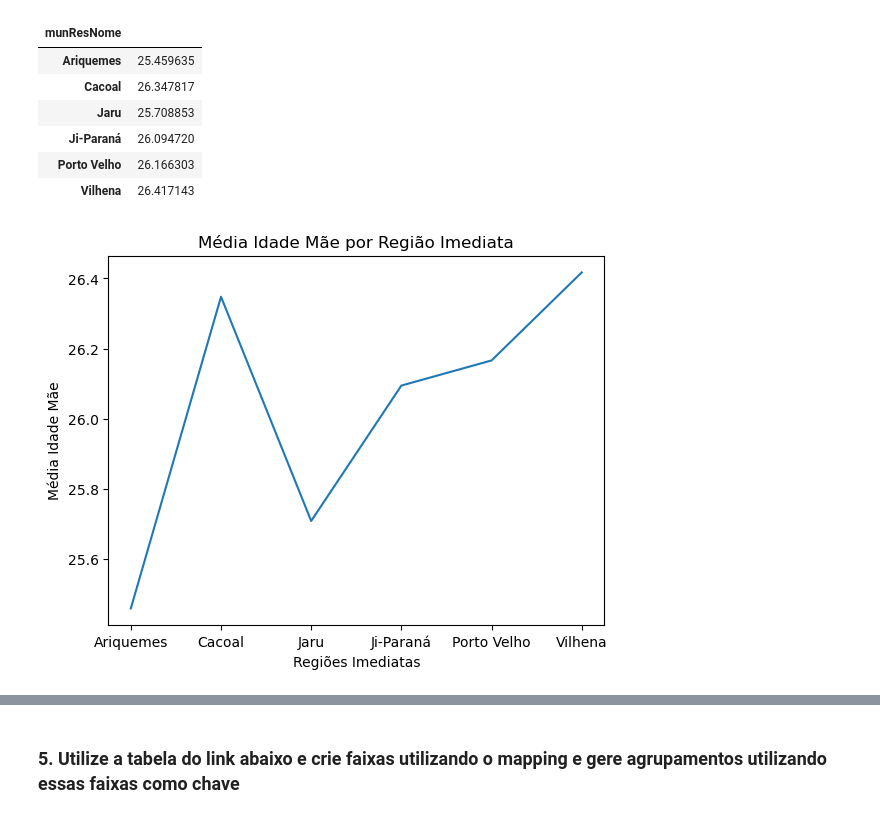
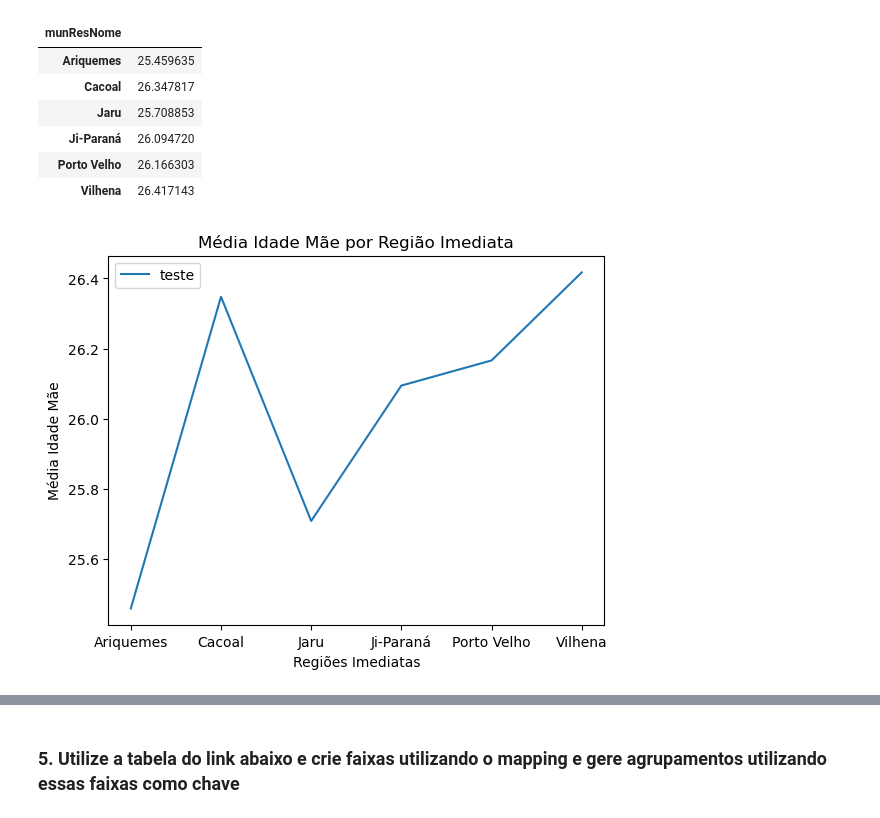
Before and after one commit to AlexSAssuncao/EBAC_Estudos, a Jupyter notebook: Tarefas/Mod9Tarefa2.ipynb, the cells around one changed output, grey strips where cells are left out. Drawn from its saved outputs; the diff is of its cells as text; code cells hidden in the pictures.

```diff
--- a/Tarefas/Mod9Tarefa2.ipynb
+++ b/Tarefas/Mod9Tarefa2.ipynb
@@ -200,6 +200,7 @@ sinasc_item4
 | Porto Velho | 26.166303 |
 | Vilhena | 26.417143 |
 # %%
-sinasc_item4.plot(title='Média Idade Mãe por Região Imediata', xlabel='Regiões Imediatas', ylabel='Média Idade Mãe', legend=None);
+sinasc_item4.plot(title='Média Idade Mãe por Região Imediata', xlabel='Regiões Imediatas', ylabel='Média Idade Mãe');
+plt.legend(['teste']);
 # %% [output]
-[figure, old version]
+[figure, new version]
```
Also changed, not shown: parts of 5 cells of this notebook.
